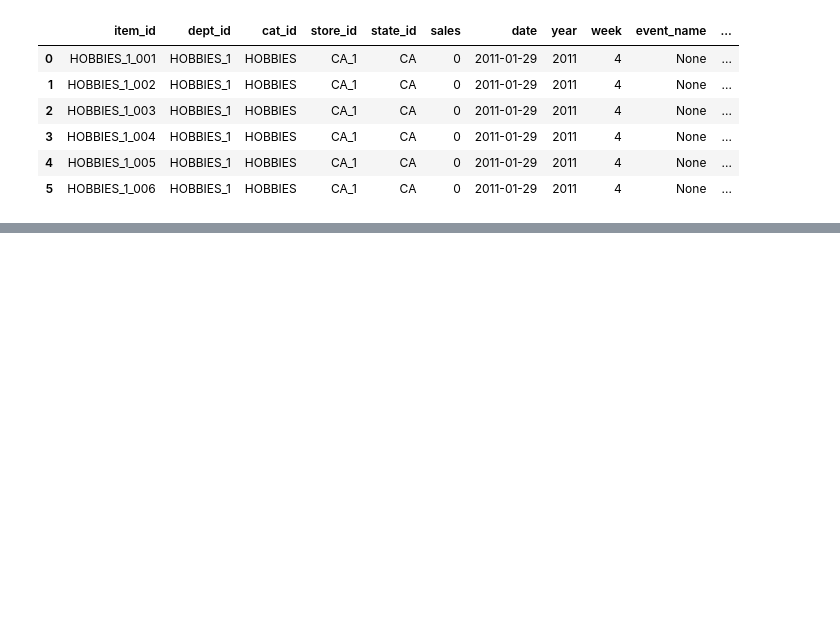
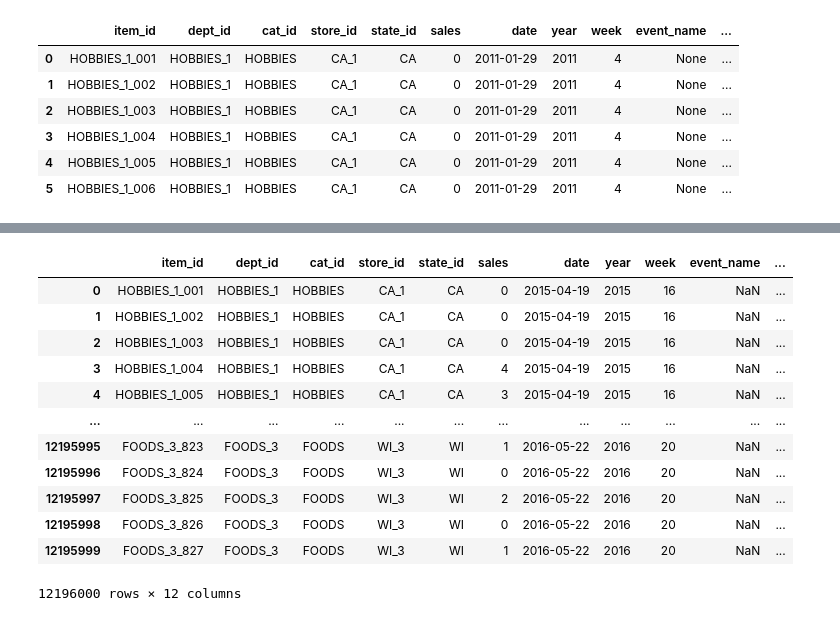
Before and after one commit to hvf24hyv/AT2_experimentation, a Jupyter notebook: notebooks/predictive/schou_alexander_ 25636299-predictive_EDA.ipynb, the cells around one changed output, grey strips where cells are left out. Cells and saved outputs as stored; diff of their text form; code cells hidden in the pictures; blank space fills up the shorter version.

```diff
--- a/notebooks/predictive/schou_alexander_ 25636299-predictive_EDA.ipynb
+++ b/notebooks/predictive/schou_alexander_ 25636299-predictive_EDA.ipynb
@@ -374,3 +374,3 @@ sales_train = pd.merge(sales_train_melt, calendar_merged, how='left', on=['d'])
 # %%
-sales_train = pd.merge(sales_train, items_weekly_sell_prices, how='left', on=['store_id', 'item_id', 'wm_yr_wk'])
+sales_train_processed = pd.merge(sales_train_processed, items_weekly_sell_prices, how='left', on=['store_id', 'item_id', 'wm_yr_wk'])
 # %%
@@ -477,0 +514,20 @@ sales_train_final.to_csv('/Users/alexanderschou/Desktop/Projects/adv_mla_2024/AT
+# %%
+sales_test_processed = pd.merge(sales_test_melt, calendar_merged, how='left', on=['d'])
+# %%
+sales_test_final = pd.merge(sales_test_processed, items_weekly_sell_prices, how='left', on=['store_id', 'item_id', 'wm_yr_wk'])
+
+sales_test_final.drop(['d',"wm_yr_wk"], axis=1)
+# %% [output]
+|  | item_id | dept_id | cat_id | store_id | state_id | sales | date | year | week | event_name | ... |
+| 0 | HOBBIES_1_001 | HOBBIES_1 | HOBBIES | CA_1 | CA | 0 | 2015-04-19 | 2015 | 16 | NaN | ... |
+| 1 | HOBBIES_1_002 | HOBBIES_1 | HOBBIES | CA_1 | CA | 0 | 2015-04-19 | 2015 | 16 | NaN | ... |
+| 2 | HOBBIES_1_003 | HOBBIES_1 | HOBBIES | CA_1 | CA | 0 | 2015-04-19 | 2015 | 16 | NaN | ... |
+| 3 | HOBBIES_1_004 | HOBBIES_1 | HOBBIES | CA_1 | CA | 4 | 2015-04-19 | 2015 | 16 | NaN | ... |
+| 4 | HOBBIES_1_005 | HOBBIES_1 | HOBBIES | CA_1 | CA | 3 | 2015-04-19 | 2015 | 16 | NaN | ... |
+| ... | ... | ... | ... | ... | ... | ... | ... | ... | ... | ... | ... |
+| 12195995 | FOODS_3_823 | FOODS_3 | FOODS | WI_3 | WI | 1 | 2016-05-22 | 2016 | 20 | NaN | ... |
+| 12195996 | FOODS_3_824 | FOODS_3 | FOODS | WI_3 | WI | 0 | 2016-05-22 | 2016 | 20 | NaN | ... |
+| 12195997 | FOODS_3_825 | FOODS_3 | FOODS | WI_3 | WI | 2 | 2016-05-22 | 2016 | 20 | NaN | ... |
+| 12195998 | FOODS_3_826 | FOODS_3 | FOODS | WI_3 | WI | 0 | 2016-05-22 | 2016 | 20 | NaN | ... |
+| 12195999 | FOODS_3_827 | FOODS_3 | FOODS | WI_3 | WI | 1 | 2016-05-22 | 2016 | 20 | NaN | ... |
+12196000 rows × 12 columns
```
Also changed, not shown: parts of 14 cells of this notebook, 4 other files.
